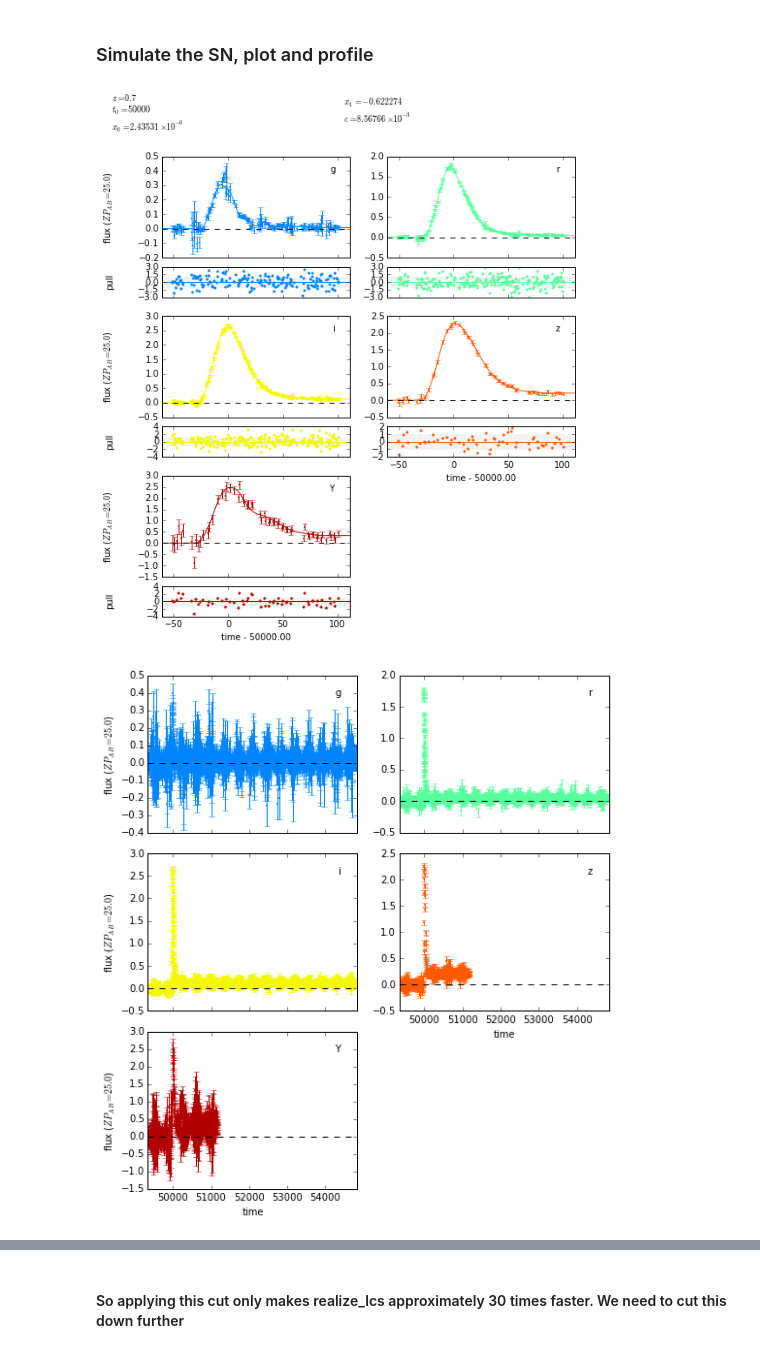
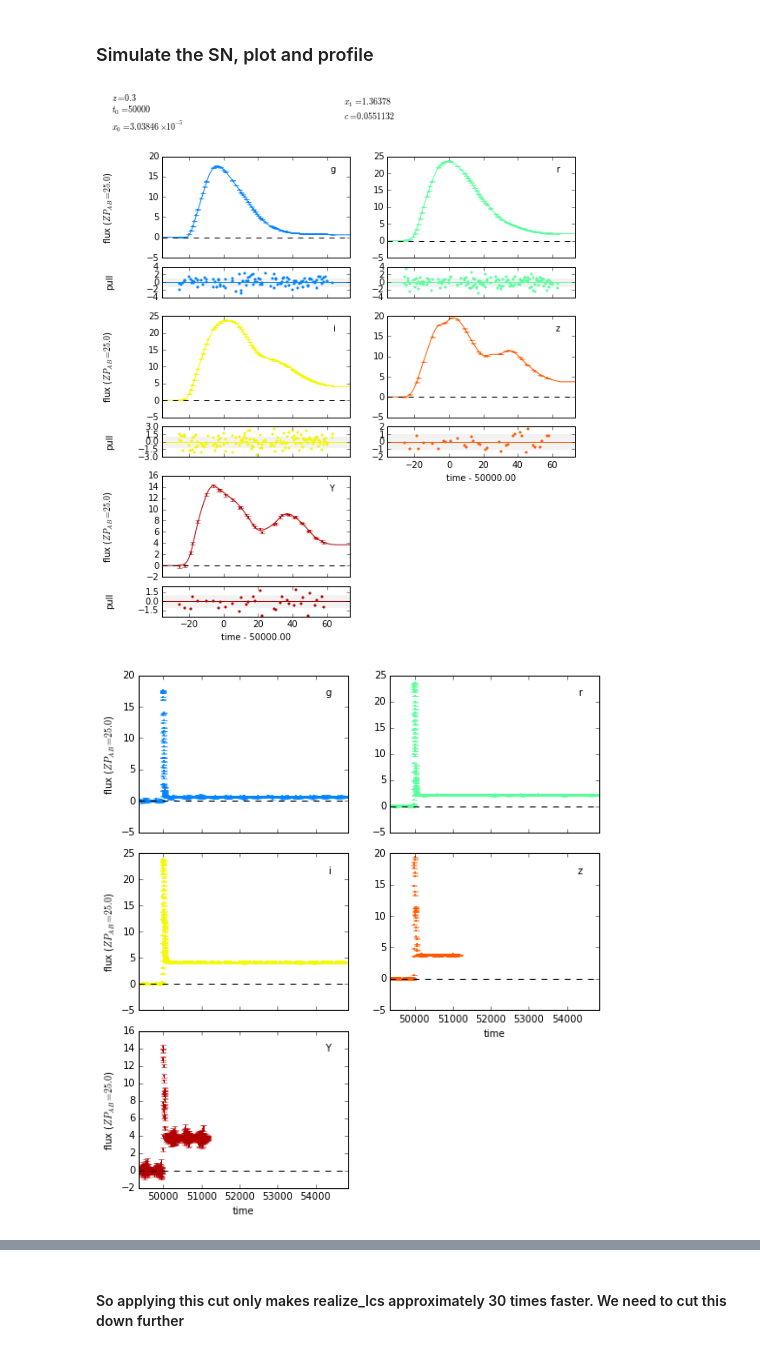
Before and after one commit to rbiswas4/lsstpipeline, a Jupyter notebook: realize_lcs.ipynb, the cells around one changed output, grey strips where cells are left out. Saved outputs shown, nothing was run; the diff lists cells and outputs as text; code cells hidden in the pictures.

Commit message:
Changed realize_lcs.ipynb to reflect changes in sncosmo realize_lcs function.

```diff
--- a/realize_lcs.ipynb
+++ b/realize_lcs.ipynb
@@ -45,7 +49,7 @@ min and max MJD in the set:  49353.11458 54827.13317
 #Set SNCosmo model and set its t0 aritificially to values I know are in the above table
 model = sncosmo.Model(source='salt2-extended')
 params = []
-for z in [0.7]:
+for z in [0.7,0.3]:
     mabs = normal(-19.3, 0.3)
     print 'mabs', mabs
     model.set(z=z)
@@ -55,6 +59,6 @@ for z in [0.7]:
     p = {'z':z, 't0': uniform(minmjd, maxmjd), 'x1': normal(0., 1.), 'c': normal(0., 0.1)}
     x0 = model.get('x0')
     p['x0']=x0
+    p['t0']= 50000.
     params.append(p)
-params[0]['t0']= 50000.
 # %% [output]
@@ -113,11 +118,11 @@ relevantdata = sncosmo.realize_lcs(obstable, model, params, phaseWin=[-30.,60.])
 # %%
-AllData = sncosmo.realize_lcs(obstable, model, params, phaseWin=None)
+AllData = sncosmo.realize_lcs(obstable, model, params)
 # %%
-fig_relevant = sncosmo.plot_lc(relevantdata[0], model=model)
+fig_relevant = sncosmo.plot_lc(relevantdata[-1], model=model)
 # %% [output]
-[figure, old version]
+[figure, new version]
 # %%
-fig_all = sncosmo.plot_lc(AllData[0])
+fig_all = sncosmo.plot_lc(AllData[-1])
 # %% [output]
-[figure, old version]
+[figure, new version]
 # %%
```
Also changed, not shown: parts of 7 cells of this notebook.
